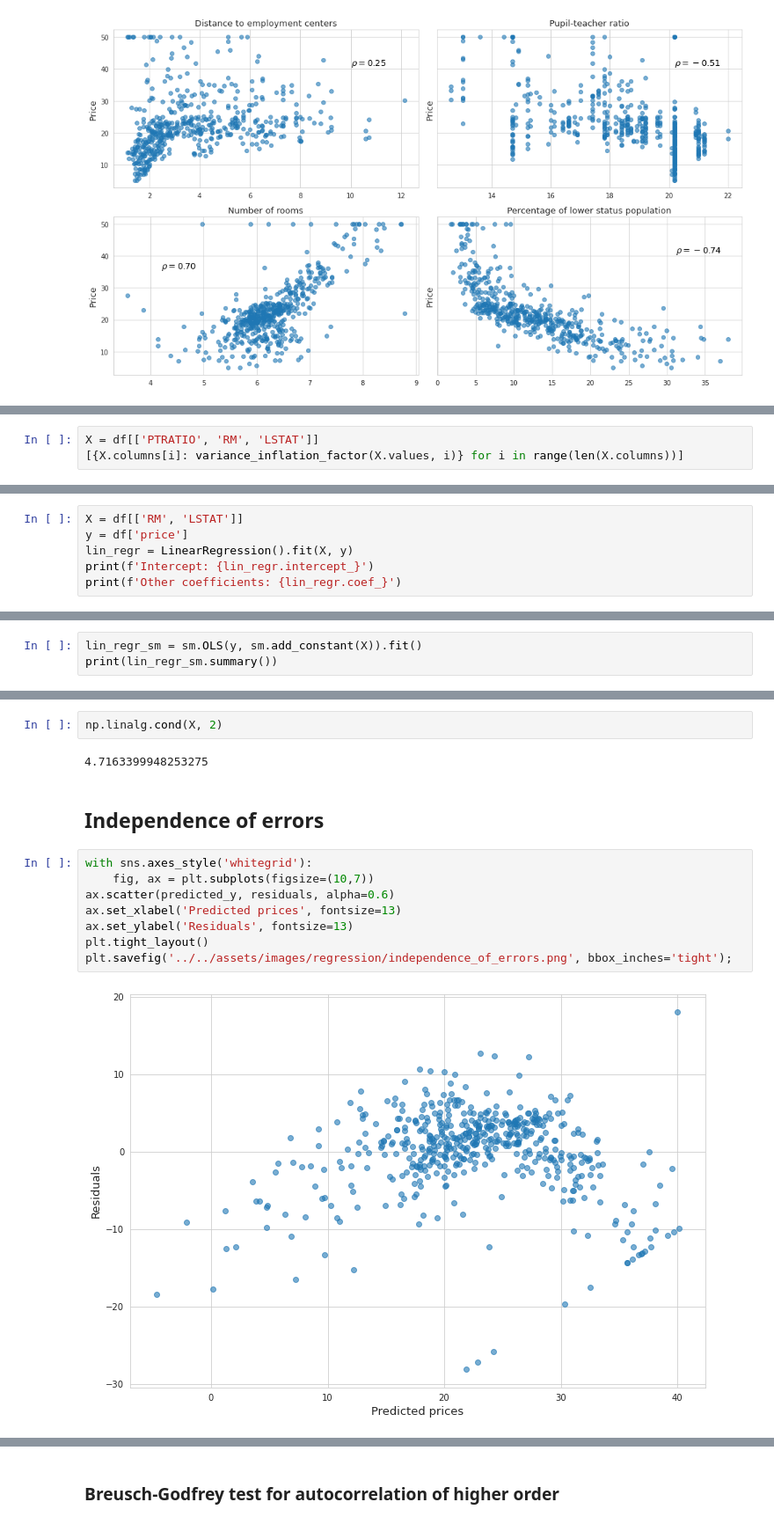
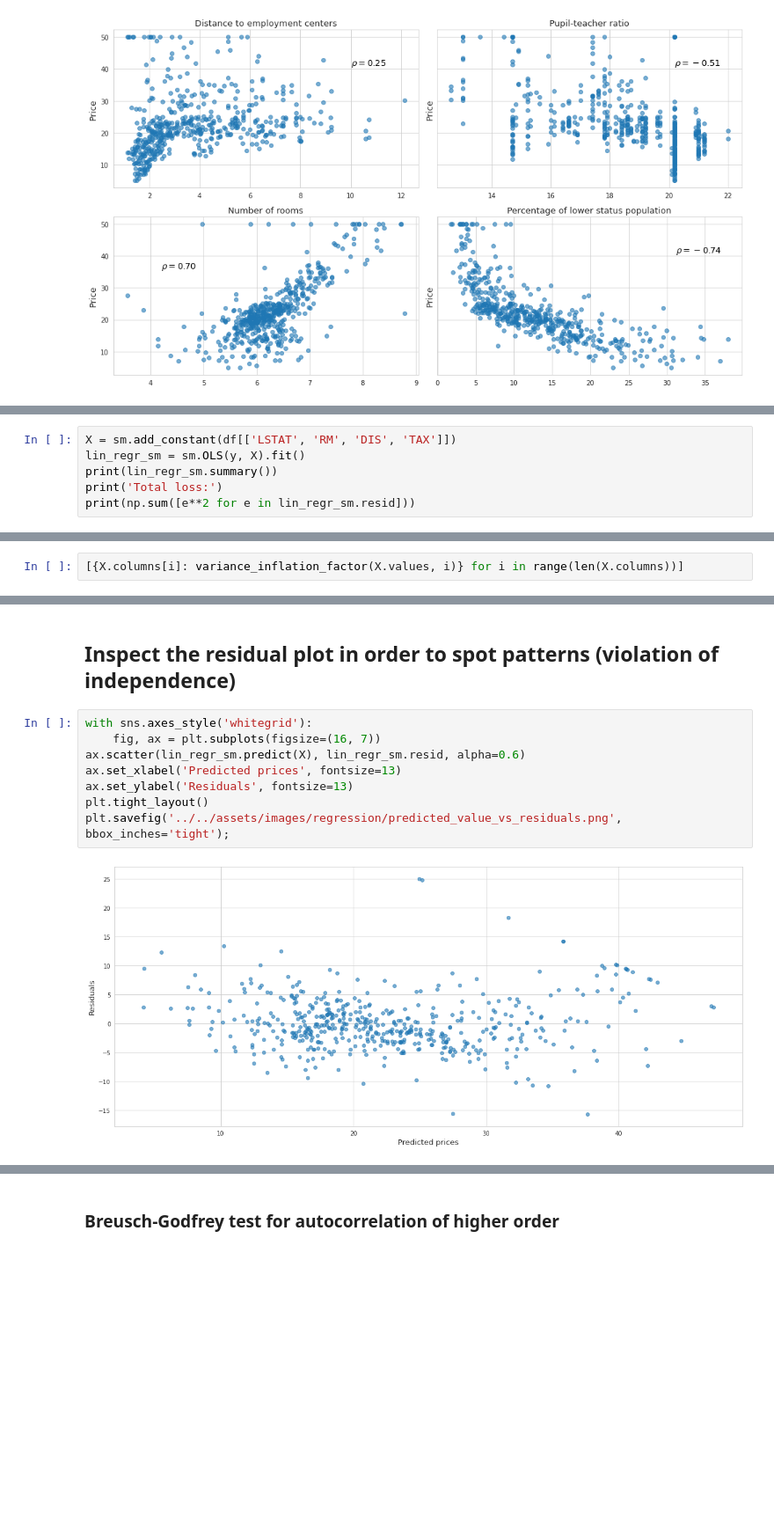
Before and after one commit to vzahorui/vzahorui.github.io, a Jupyter notebook: jupyter_notebooks/regression/linear_regression.ipynb, the cells around one changed output, grey strips where cells are left out. Shown at 88% size. Drawn from its saved outputs; the diff is of its cells as text; blank space fills up the shorter version.

```diff
--- a/jupyter_notebooks/regression/linear_regression.ipynb
+++ b/jupyter_notebooks/regression/linear_regression.ipynb
@@ -163,0 +302,6 @@ from statsmodels.stats.outliers_influence import variance_inflation_factor
+# %%
+X = sm.add_constant(df[['LSTAT', 'RM', 'DIS', 'TAX']])
+lin_regr_sm = sm.OLS(y, X).fit()
+print(lin_regr_sm.summary())
+print('Total loss:')
+print(np.sum([e**2 for e in lin_regr_sm.resid]))
@@ -164,4 +326,3 @@ from statsmodels.stats.outliers_influence import variance_inflation_factor
 # %%
-X = df[['PTRATIO', 'RM', 'LSTAT']]
 [{X.columns[i]: variance_inflation_factor(X.values, i)} for i in range(len(X.columns))]
 # %% [output]
@@ -173,6 +333,0 @@ from sklearn.linear_model import LinearRegression
-# %%
-X = df[['RM', 'LSTAT']]
-y = df['price']
-lin_regr = LinearRegression().fit(X, y)
-print(f'Intercept: {lin_regr.intercept_}')
-print(f'Other coefficients: {lin_regr.coef_}')
@@ -185,3 +333,0 @@ residuals = predicted_y - y
-# %%
-lin_regr_sm = sm.OLS(y, sm.add_constant(X)).fit()
-print(lin_regr_sm.summary())
@@ -208,16 +334,12 @@ Notes:
-# %%
-np.linalg.cond(X, 2)
-# %% [output]
-4.7163399948253275
-# %% [markdown]
-## Independence of errors
+# %% [markdown]
+## Inspect the residual plot in order to spot patterns (violation of independence)
 # %%
 with sns.axes_style('whitegrid'):
-    fig, ax = plt.subplots(figsize=(10,7))
-ax.scatter(predicted_y, residuals, alpha=0.6)
+    fig, ax = plt.subplots(figsize=(16, 7))
+ax.scatter(lin_regr_sm.predict(X), lin_regr_sm.resid, alpha=0.6)
 ax.set_xlabel('Predicted prices', fontsize=13)
 ax.set_ylabel('Residuals', fontsize=13)
 plt.tight_layout()
-plt.savefig('../../assets/images/regression/independence_of_errors.png', bbox_inches='tight');
+plt.savefig('../../assets/images/regression/predicted_value_vs_residuals.png', bbox_inches='tight');
 # %% [output]
-[figure, old version]
+[figure, new version]
```
Also changed, not shown: parts of 41 cells of this notebook, 10 other files.
